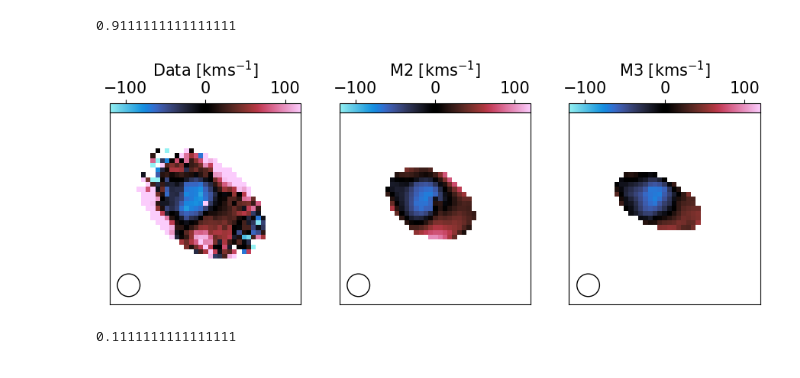
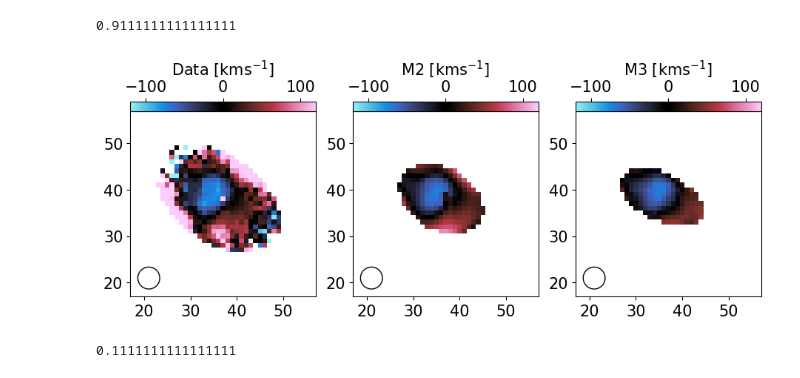
Before and after one commit to r-bagge/MAGPI_kinematics, a Jupyter notebook: plots_n_stuff.ipynb, the cells around one changed output. Cells and saved outputs as stored; diff of their text form; code cells hidden in the pictures.

```diff
--- a/plots_n_stuff.ipynb
+++ b/plots_n_stuff.ipynb
@@ -32,18 +32,27 @@ mass_err = prospect["StellarMass_16"].to_numpy()
 SFR_err =SF["SFR_err"].to_numpy()
 asym = sample["v_asym_tot"].to_numpy()
 
-D_SFR = (np.log10(SFR) - np.log10(mass**(0.730)*(10**(-7.482)))) > -1
+D_SFR = []
+for x,y in zip(mass,SFR):
+    if 0.5 > (np.log10(y) - np.log10(x**(0.730)*(10**(-7.482)))) > -1:
+        D_SFR.append(1) # Star Forming
+    if (np.log10(y) - np.log10(x**(0.730)*(10**(-7.482)))) > 0.5:
+        D_SFR.append(2) # Starbursting
+    if (np.log10(y) - np.log10(x**(0.730)*(10**(-7.482)))) < -1:
+        D_SFR.append(0)
 colors=[]
 for i in D_SFR:
-    if i:
+    if i==1:
         colors.append("k")
-    else:
+    if i==2:
+        colors.append("royalblue")
+    if i==0:
         colors.append("brown")
 colors=np.array(colors)
 
 plt.rcParams.update({'font.size': 15})
 fig,ax = plt.subplots(figsize=(8,5))
-p=ax.scatter(mass,SFR, zorder=2,ec=colors,s=55,linewidths=1.5, c=np.log10(asym),vmin=np.log10(0.04)-0.3,vmax=np.log10(0.04)+0.3,cmap="cmr.wildfire")
+p=ax.scatter(mass,SFR, zorder=2,ec=colors,s=80,linewidths=1.5, c=np.log10(asym),vmin=np.log10(0.04)-0.3,vmax=np.log10(0.04)+0.3,cmap="cmr.wildfire",lw=2.5)
 ax.errorbar(mass,SFR,xerr=mass_err, yerr=SFR_err, c='gray', zorder=1, ls="")
 ax.plot(xx,MS, c="magenta", ls="dashdot", label="MS (z~0.35)")
 #ax.plot(xx,MS*0.1, c="magenta", ls="dashdot")
@@ -59,7 +68,7 @@ plt.savefig("plots/SFMS_asym_10Myrs.pdf", bbox_inches="tight")
 
 asym = k35["k35_2re"].to_numpy()
 fig,ax = plt.subplots(figsize=(8,5))
-p=ax.scatter(mass,SFR, zorder=2,ec=colors,s=55,linewidths=1.5, c=np.log10(asym),vmin=np.log10(0.068)-0.3,vmax=np.log10(0.068)+0.3, cmap="cmr.wildfire")
+p=ax.scatter(mass,SFR, zorder=2,ec=colors,s=80,linewidths=1.5, c=np.log10(asym),vmin=np.log10(0.068)-0.3,vmax=np.log10(0.068)+0.3, cmap="cmr.wildfire",lw=2.5)
 ax.errorbar(mass,SFR,xerr=mass_err, yerr=SFR_err, c='gray', zorder=1, ls="")
 ax.plot(xx,MS, c="magenta", ls="dashdot", label="MS (z~0.35)")
 #ax.plot(xx,MS*0.1, c="magenta", ls="dashdot")
@@ -87,14 +102,25 @@ bpt = bpt[bpt["MAGPIID"].isin(new_sample["MAGPIID"])]
 xx = np.logspace(8.5,12.5, 55)
 MS = (xx**0.730)*(10**-7.482)
 
-D_SFR = (np.log10(bpt["SFR, dust corrected"].to_numpy()) - np.log10(prospect["StellarMass_median"].to_numpy())**(0.730)*(10**(-7.482))) > -1
+D_SFR = []
+for x,y in zip(prospect["StellarMass_median"].to_numpy(),bpt["SFR, dust corrected"].to_numpy()):
+    if 0.5 > (np.log10(y) - np.log10(x**(0.730)*(10**(-7.482)))) > -1:
+        D_SFR.append(1) # Star Forming
+    if (np.log10(y) - np.log10(x**(0.730)*(10**(-7.482)))) > 0.5:
+        D_SFR.append(2) # Starbursting
+    if (np.log10(y) - np.log10(x**(0.730)*(10**(-7.482)))) < -1:
+        D_SFR.append(0)
 colors=[]
 for i in D_SFR:
-    if i:
-        colors.append("steelblue")
-    else:
+    if i==1:
+        colors.append("k")
+    if i==2:
+        colors.append("royalblue")
+    if i==0:
         colors.append("brown")
 colors=np.array(colors)
+colors=np.array(colors)
+print(len(bpt["SFR, dust corrected"]))
 fig,ax = plt.subplots()
 p=ax.scatter(prospect["StellarMass_median"],bpt['SFR, dust corrected'],ec=colors,c=np.log10(new_sample['v_asym_s'].to_numpy()),
              cmap="cmr.wildfire", vmin=np.log10(0.04)-0.5, vmax=np.log10(0.04)+0.5, lw=2)
@@ -127,24 +154,24 @@ len(file[file["v_asym_15re"]>file["v_asym_05re"]])/len(file)
 # %%
 f = "MAGPI_Emission_Lines/MAGPI2310/plots4/MAGPI2310167176_velocity/MAGPI2310167176_z_0.2832_Ha_kinemetry.fits"
 file = fits.open(f)
 z = 0.2832
 pix = cosmo.luminosity_distance(z).to(u.kpc).value
 pix = np.radians((0.65/2)/3600)*pix
 fig,(ax1,ax2,ax3) = plt.subplots(1,3, figsize=(11,4))
 p1=ax1.imshow(file[2].data,vmin=-120,vmax=120,cmap="cmr.redshift")
 p2=ax2.imshow(file[5].data,vmin=-120,vmax=120,cmap="cmr.redshift")
 p3=ax3.imshow(file[6].data,vmin=-120,vmax=120,cmap="cmr.redshift")
 for p,ax,label in zip([p1,p2,p3],[ax1,ax2,ax3],[r"Data [kms$^{-1}$]",r"M2 [kms$^{-1}$]",r"M3 [kms$^{-1}$]"]):
     plt.colorbar(p,ax=ax, label=label,pad=0.0,fraction=0.05, location="top")
-    ax.set_yticks([])
-    ax.set_xticks([])
+#     ax.set_yticks([])
+#     ax.set_xticks([])
     ax.set_xlim(17,57)
     ax.set_ylim(17,57)
     ax.add_patch(Circle(xy=(21,21),radius=pix,ec="k",fc="none"))
 plt.savefig("MAGPI_Emission_Lines/plots/old_plots/M2_M3_washout.pdf",bbox_inches="tight")
 file.close()
 # %% [output]
-[figure, old version]
+[figure, new version]
 # %%
 file = pd.read_csv("MAGPI_Emission_Lines/kinemetry_sample_k24_k35.csv")
 pix = np.radians((0.65)/3600)*cosmo.luminosity_distance(z=0.35).to(u.kpc).value
```
Also changed, not shown: parts of 48 cells of this notebook.
